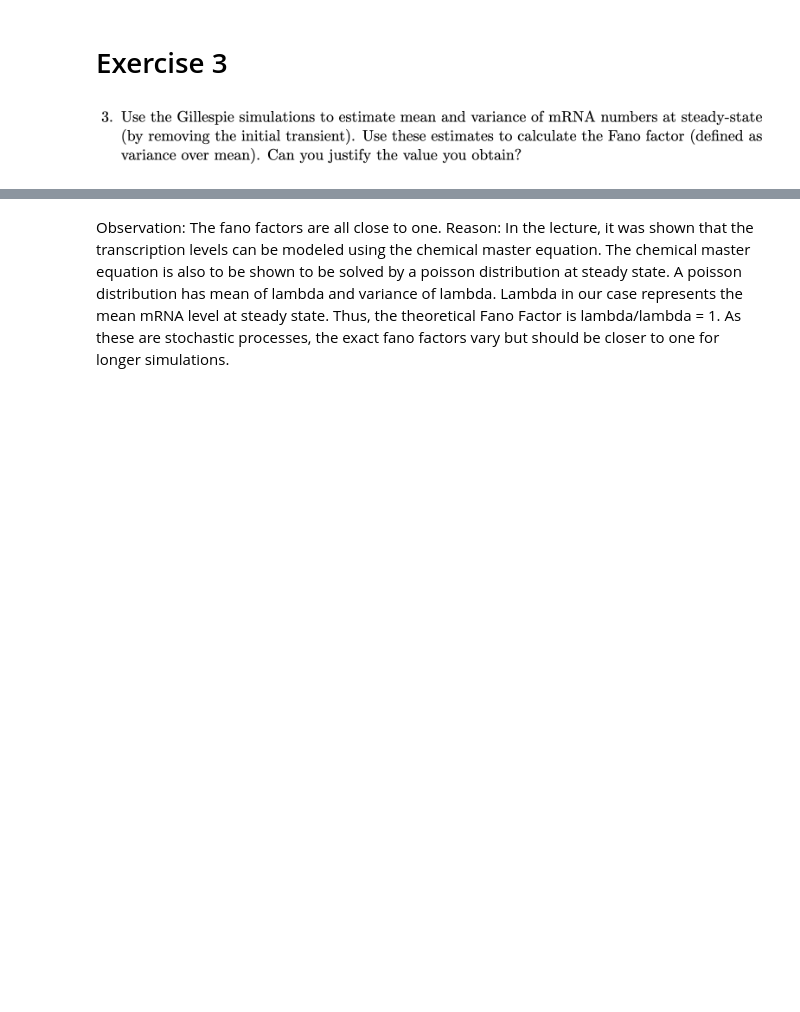
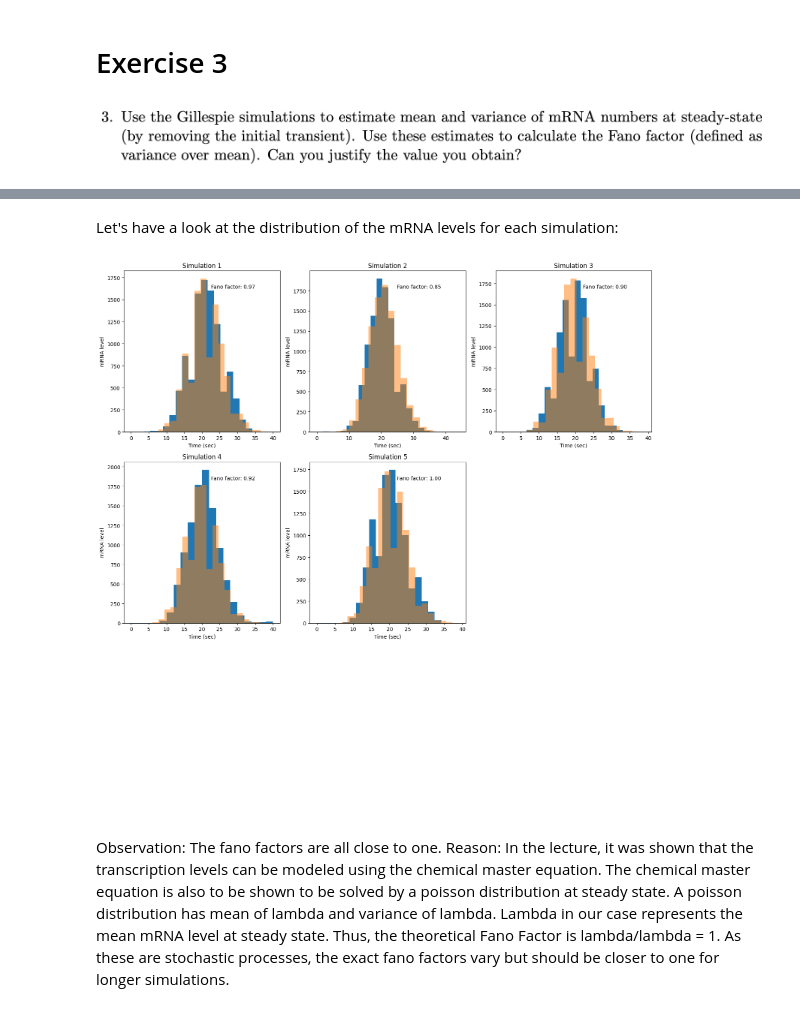
Before and after one commit to tdsone/mres-s3, a Jupyter notebook: ex3.ipynb, the cells around one changed output, grey strips where cells are left out. Saved outputs shown, nothing was run; the diff lists cells and outputs as text; code cells hidden in the pictures; blank space fills up the shorter version.

```diff
--- a/ex3.ipynb
+++ b/ex3.ipynb
@@ -27,3 +27,51 @@ Fano factors mean 0.942607487415596
+# %% [markdown]
+Let's have a look at the distribution of the mRNA levels for each simulation:
+# %%
+import numpy as np
+import matplotlib.pyplot as plt
+
+# Number of simulations
+num_sims = len(simulation_results)
+
+# Determine the grid size (for example, square root rounded up for both rows and columns)
+grid_size = int(np.ceil(np.sqrt(num_sims)))
+
+# Create subplots
+fig, axs = plt.subplots(
+    grid_size, grid_size, figsize=(15, 15)
+)  # Adjust figsize as needed
+
+# Flatten the axis array for easy iteration
+axs = axs.flatten()
+
+# Plot each simulation
+for i, sim in enumerate(simulation_results):
+    time, mrna = sim
+    axs[i].hist(mrna, bins=20)  # Plot the histogram
+    axs[i].set_title(f"Simulation {i+1}")  # Set the title for each subplot
+    axs[i].set_xlabel("Time (sec)")
+    axs[i].set_ylabel("mRNA level")
+    # plot a poisson distribution with the same mean
+    axs[i].hist(np.random.poisson(np.mean(mrna), 10000), bins=20, alpha=0.5)
+    # display the fano factor in the right upper corner
+    axs[i].text(
+        0.7,
+        0.9,
+        f"Fano factor (simulation): {fano_factors[i]:.2f}",
+        horizontalalignment="center",
+        verticalalignment="center",
+        transform=axs[i].transAxes,
+    )
+
+# Hide any unused subplots
+for i in range(num_sims, len(axs)):
+    axs[i].axis("off")
+
+# Adjust layout
+plt.tight_layout()
+plt.show()
+# %% [output]
+[figure, added]
 # %% [markdown]
 Observation: The fano factors are all close to one.
 Reason: In the lecture, it was shown that the transcription levels can be modeled using the chemical master equation. The chemical master equation is also to be shown to be solved by a poisson distribution at steady state. A poisson distribution has mean of lambda and variance of lambda. Lambda in our case represents the mean mRNA level at steady state. Thus, the theoretical Fano Factor is lambda/lambda = 1. As these are stochastic processes, the exact fano factors vary but should be closer to one for longer simulations.
```
Also changed, not shown: parts of 1 cell of this notebook.
